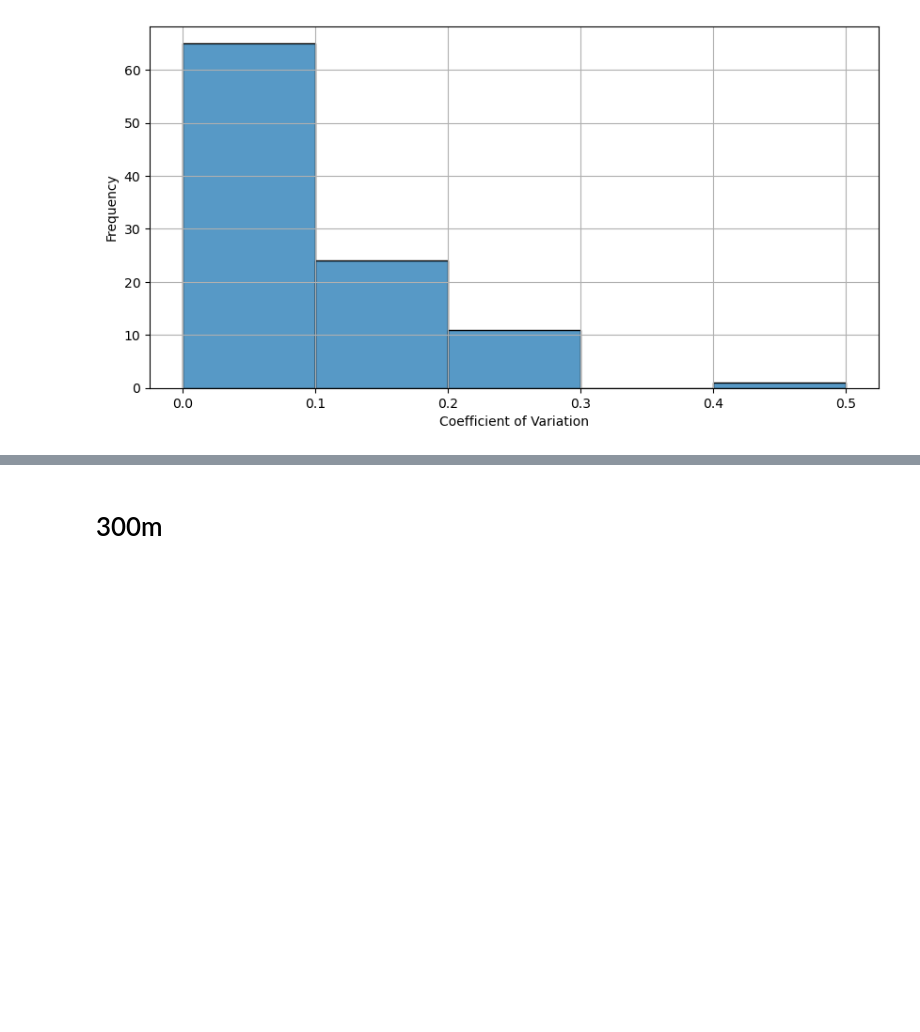
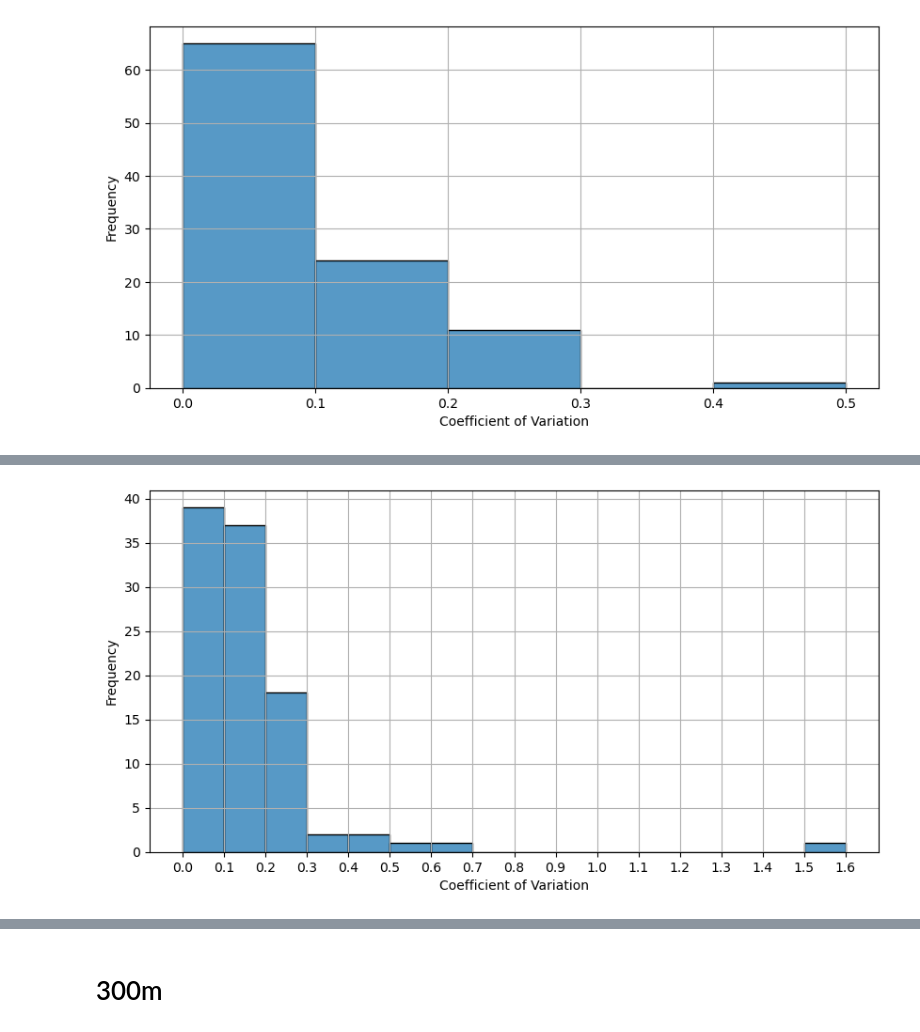
Before and after one commit to IAGO1215/DISCBICOCCA, a Jupyter notebook: NoteBooks/Plot - Histrogram.ipynb, the cells around one changed output, grey strips where cells are left out. Saved outputs shown, nothing was run; the diff lists cells and outputs as text; code cells hidden in the pictures; blank space fills up the shorter version.

```diff
--- a/NoteBooks/Plot - Histrogram.ipynb
+++ b/NoteBooks/Plot - Histrogram.ipynb
@@ -55 +68,13 @@ plt.show()
+# %%
+x_ticks_array = [float(i)/10 for i in range(0,17)]
+plt.figure(figsize=(10,5))
+plt.xticks(x_ticks_array)
+data = df_100['CV']
+ax = sns.histplot(data, bins=x_ticks_array, kde = False)
+plt.xlabel('Coefficient of Variation')
+plt.ylabel('Frequency')
+plt.grid()
+plt.show()
+# %% [output]
+[figure, added]
 # %%
```
Also changed, not shown: parts of 4 cells of this notebook, 6 other files.
